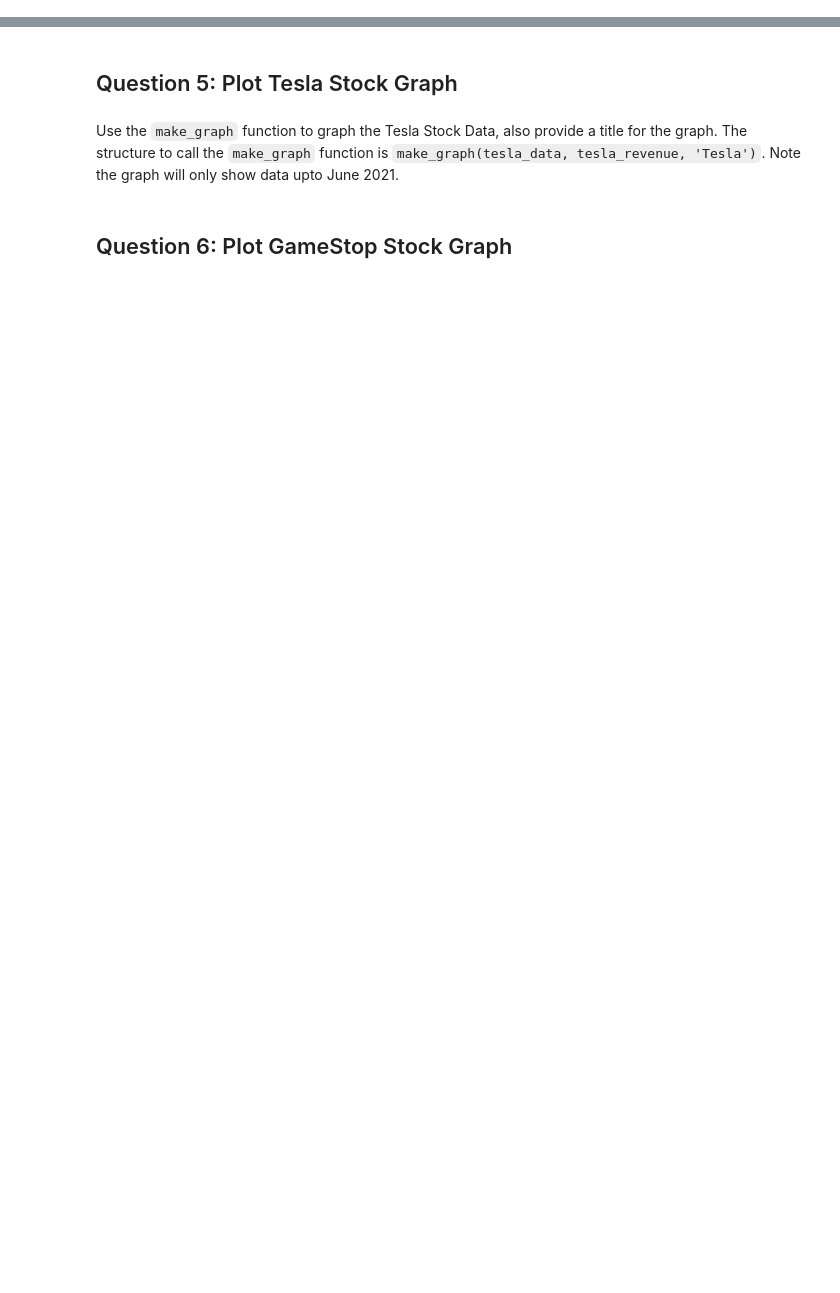
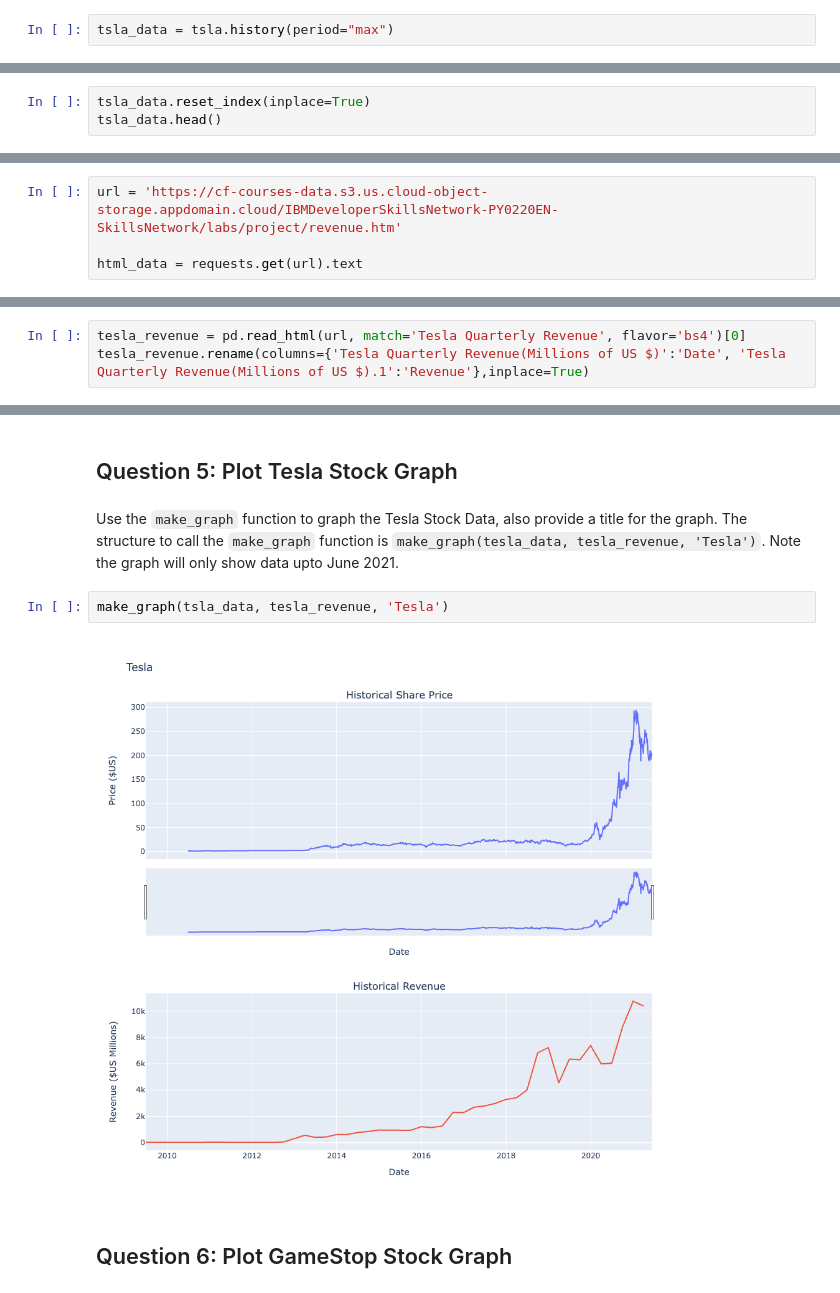
Before and after one commit to ahmedotem/project, a Jupyter notebook: Final Assignment.ipynb, the cells around one changed output, grey strips where cells are left out. Cells and saved outputs as stored; diff of their text form; blank space fills up the shorter version.

````diff
--- a/Final Assignment.ipynb
+++ b/Final Assignment.ipynb
@@ -90,4 +92,9 @@ Using the `Ticker` function enter the ticker symbol of the stock we want to extr
 # %% [markdown]
 Using the ticker object and the function `history` extract stock information and save it in a dataframe named `tesla_data`. Set the `period` parameter to `max` so we get information for the maximum amount of time.
+# %%
+tsla_data = tsla.history(period="max")
 # %% [markdown]
 **Reset the index** using the `reset_index(inplace=True)` function on the tesla_data DataFrame and display the first five rows of the `tesla_data` dataframe using the `head` function. Take a screenshot of the results and code from the beginning of Question 1 to the results below.
+# %%
+tsla_data.reset_index(inplace=True)
+tsla_data.head()
@@ -95,5 +109,9 @@ Using the ticker object and the function `history` extract stock information and
 ## Question 2: Use Webscraping to Extract Tesla Revenue Data
 # %% [markdown]
 Use the `requests` library to download the webpage https://cf-courses-data.s3.us.cloud-object-storage.appdomain.cloud/IBMDeveloperSkillsNetwork-PY0220EN-SkillsNetwork/labs/project/revenue.htm Save the text of the response as a variable named `html_data`.
+# %%
+url = 'https://cf-courses-data.s3.us.cloud-object-storage.appdomain.cloud/IBMDeveloperSkillsNetwork-PY0220EN-SkillsNetwork/labs/project/revenue.htm'
+
+html_data = requests.get(url).text
 # %% [markdown]
 Parse the html data using `beautiful_soup`.
@@ -114,6 +134,9 @@ We are focusing on quarterly revenue in the lab.
 ```
 
 </details>
+# %%
+tesla_revenue = pd.read_html(url, match='Tesla Quarterly Revenue', flavor='bs4')[0]
+tesla_revenue.rename(columns={'Tesla Quarterly Revenue(Millions of US $)':'Date', 'Tesla Quarterly Revenue(Millions of US $).1':'Revenue'},inplace=True)
 # %% [markdown]
 Execute the following line to remove the comma and dollar sign from the `Revenue` column.
 # %%
@@ -163,6 +229,10 @@ Display the last five rows of the `gme_revenue` dataframe using the `tail` funct
 ## Question 5: Plot Tesla Stock Graph
 # %% [markdown]
 Use the `make_graph` function to graph the Tesla Stock Data, also provide a title for the graph. The structure to call the `make_graph` function is `make_graph(tesla_data, tesla_revenue, 'Tesla')`. Note the graph will only show data upto June 2021.
+# %%
+make_graph(tsla_data, tesla_revenue, 'Tesla')
+# %% [output]
+[figure, added]
 # %% [markdown]
 ## Question 6: Plot GameStop Stock Graph
 # %% [markdown]
````
Also changed, not shown: parts of 14 cells of this notebook.
